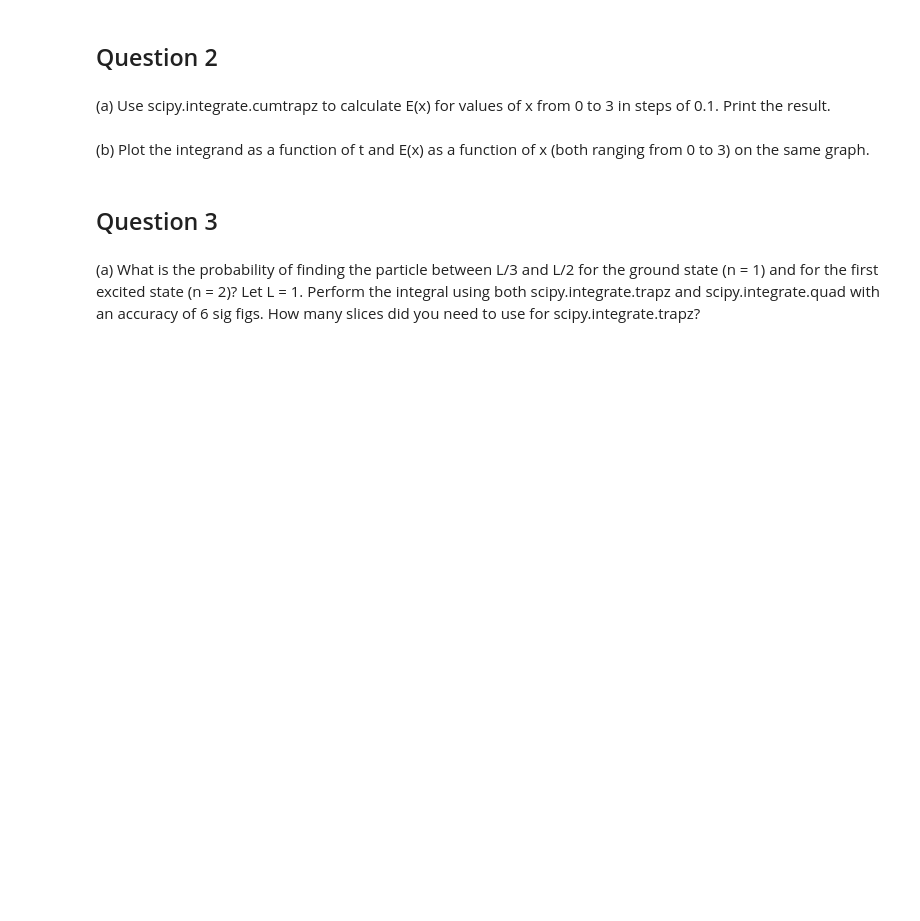
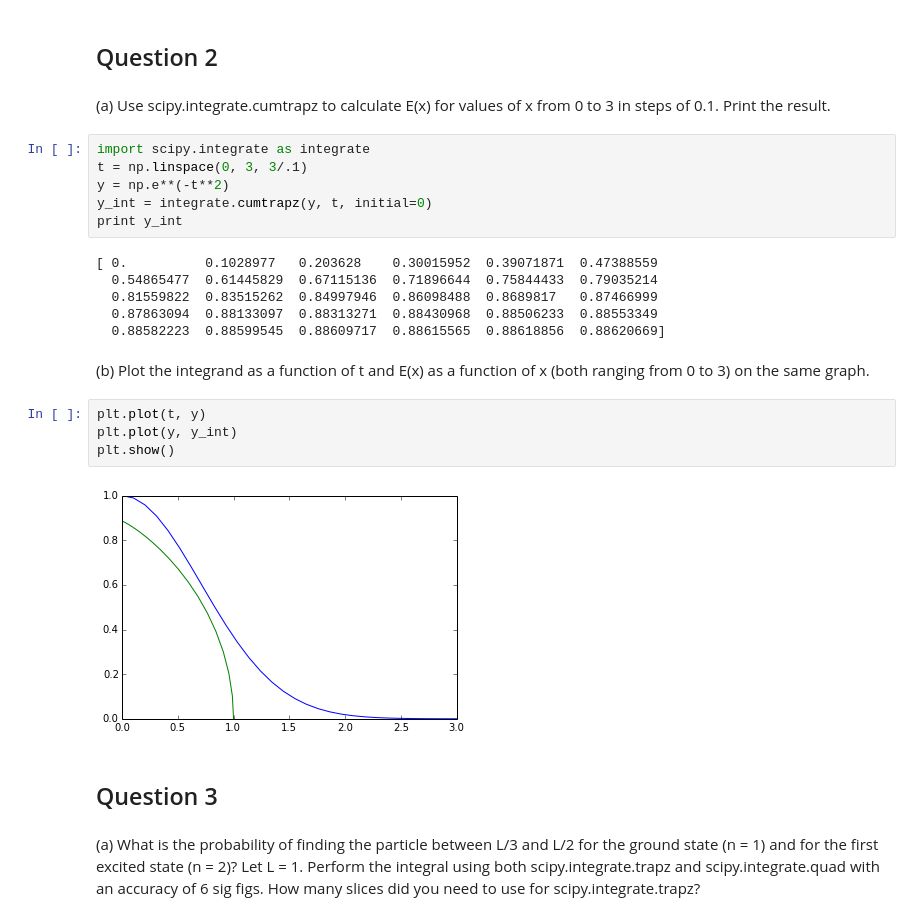
Before and after one commit to mnaworsk/PHYS202-S14, a Jupyter notebook: SciPy/IntegrationExercises.ipynb, the cells around one changed output. Cells and saved outputs as stored; diff of their text form; blank space fills up the shorter version.

```diff
--- a/SciPy/IntegrationExercises.ipynb
+++ b/SciPy/IntegrationExercises.ipynb
@@ -103,8 +111,26 @@ print abs(I[0]-0.5)
 ## Question 2
 # %% [markdown]
 (a) Use scipy.integrate.cumtrapz to calculate E(x) for values of x from 0 to 3 in steps of 0.1. Print the result.
+# %%
+import scipy.integrate as integrate
+t = np.linspace(0, 3, 3/.1)
+y = np.e**(-t**2)
+y_int = integrate.cumtrapz(y, t, initial=0)
+print y_int
+# %% [output]
+[ 0.          0.1028977   0.203628    0.30015952  0.39071871  0.47388559
+  0.54865477  0.61445829  0.67115136  0.71896644  0.75844433  0.79035214
+  0.81559822  0.83515262  0.84997946  0.86098488  0.8689817   0.87466999
+  0.87863094  0.88133097  0.88313271  0.88430968  0.88506233  0.88553349
+  0.88582223  0.88599545  0.88609717  0.88615565  0.88618856  0.88620669]
 # %% [markdown]
 (b) Plot the integrand as a function of t and E(x) as a function of x (both ranging from 0 to 3) on the same graph.
+# %%
+plt.plot(t, y)
+plt.plot(y, y_int)
+plt.show()
+# %% [output]
+[figure, added]
 # %% [markdown]
 ## Question 3
 # %% [markdown]
```
Also changed, not shown: parts of 6 cells of this notebook, 1 other file.
